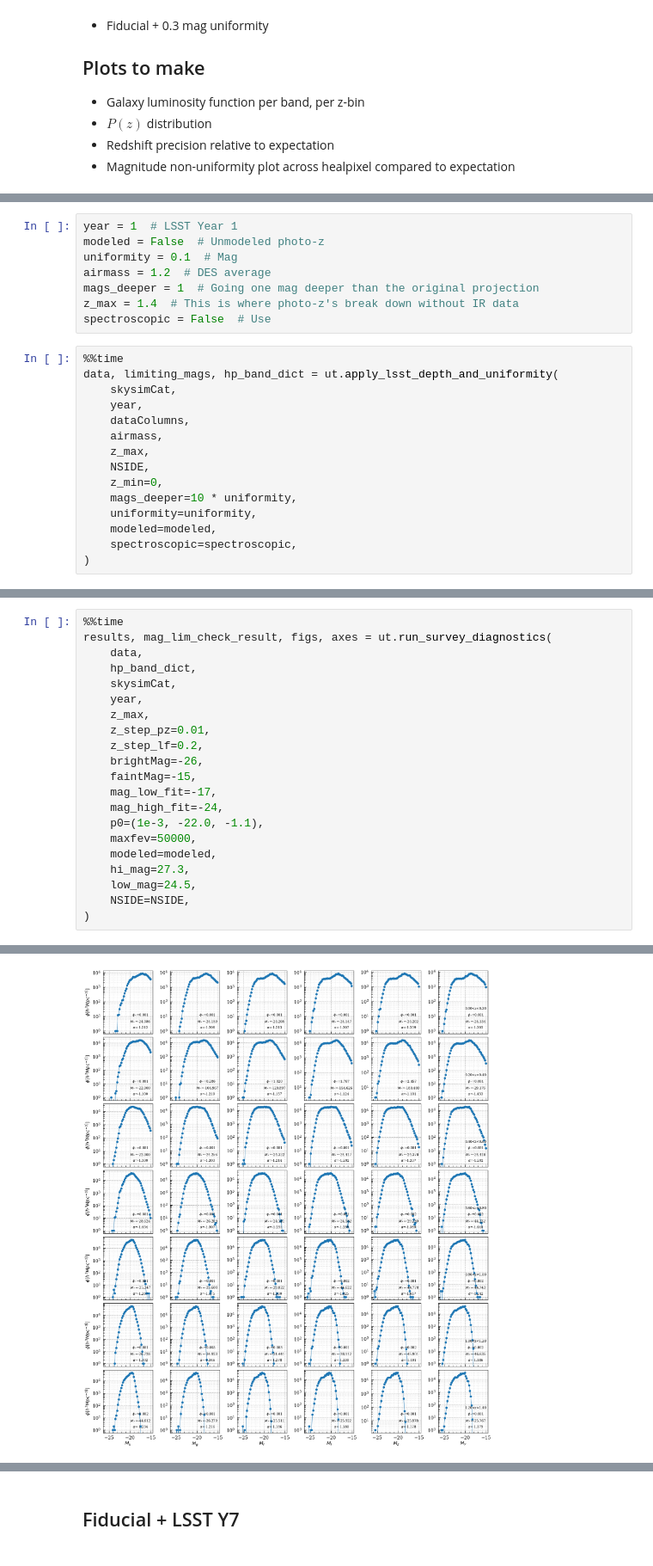
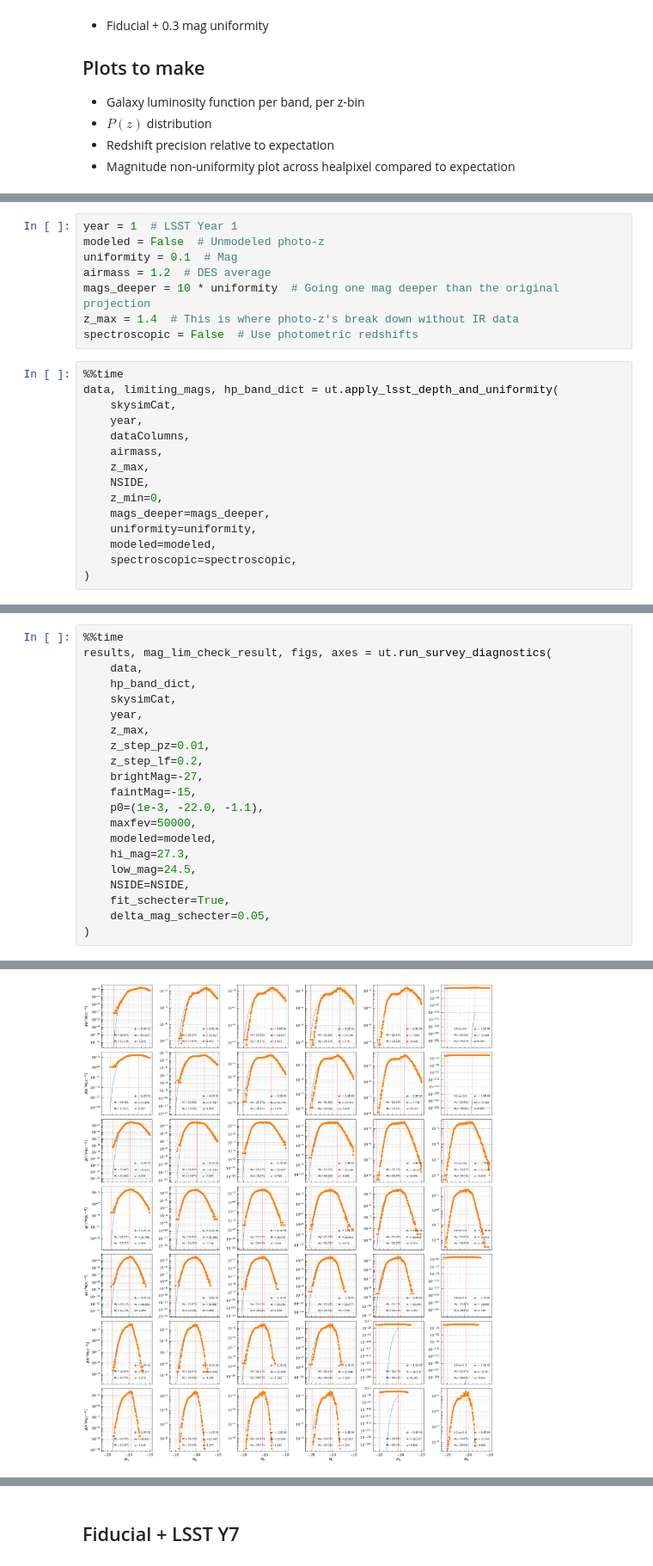
Before and after one commit to LSSTDESC/gwStreetlights, a Jupyter notebook: galCats/pipelineProofOfConcept.ipynb, the cells around one changed output, grey strips where cells are left out. Shown at 86% size. Drawn from its saved outputs; the diff is of its cells as text.

```diff
--- a/galCats/pipelineProofOfConcept.ipynb
+++ b/galCats/pipelineProofOfConcept.ipynb
@@ -82,9 +76,9 @@ year = 1  # LSST Year 1
 modeled = False  # Unmodeled photo-z
 uniformity = 0.1  # Mag
 airmass = 1.2  # DES average
-mags_deeper = 1  # Going one mag deeper than the original projection
+mags_deeper = 10 * uniformity  # Going one mag deeper than the original projection
 z_max = 1.4  # This is where photo-z's break down without IR data
-spectroscopic = False  # Use
+spectroscopic = False  # Use photometric redshifts
 # %%
 %%time
 data, limiting_mags, hp_band_dict = ut.apply_lsst_depth_and_uniformity(
@@ -95,7 +89,7 @@ data, limiting_mags, hp_band_dict = ut.apply_lsst_depth_and_uniformity(
     z_max,
     NSIDE,
     z_min=0,
-    mags_deeper=10 * uniformity,
+    mags_deeper=mags_deeper,
     uniformity=uniformity,
     modeled=modeled,
     spectroscopic=spectroscopic,
@@ -110,15 +111,15 @@ results, mag_lim_check_result, figs, axes = ut.run_survey_diagnostics(
     z_max,
     z_step_pz=0.01,
     z_step_lf=0.2,
-    brightMag=-26,
+    brightMag=-27,
     faintMag=-15,
-    mag_low_fit=-17,
-    mag_high_fit=-24,
     p0=(1e-3, -22.0, -1.1),
     maxfev=50000,
     modeled=modeled,
     hi_mag=27.3,
     low_mag=24.5,
     NSIDE=NSIDE,
+    fit_schecter=True,
+    delta_mag_schecter=0.05,
 )
 # %% [output]
@@ -126,2 +127,2 @@ results, mag_lim_check_result, figs, axes = ut.run_survey_diagnostics(
-[figure, old version]
+[figure, new version]
 Dataframe passes magnitude limit criteria
```
Also changed, not shown: parts of 19 cells of this notebook.
